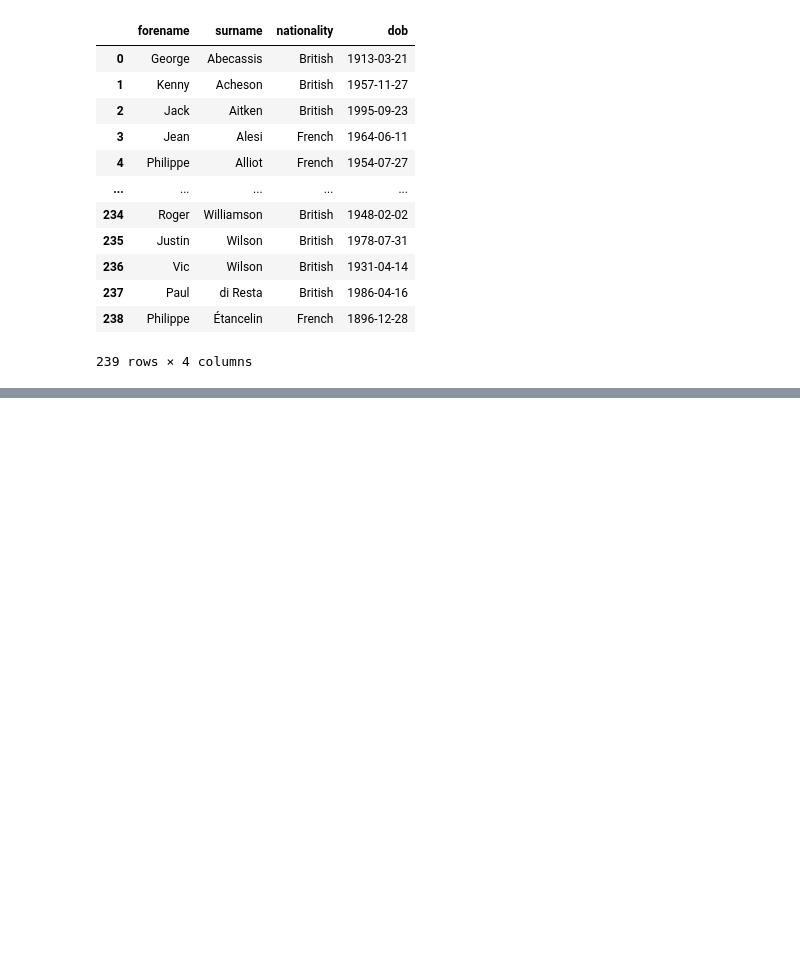
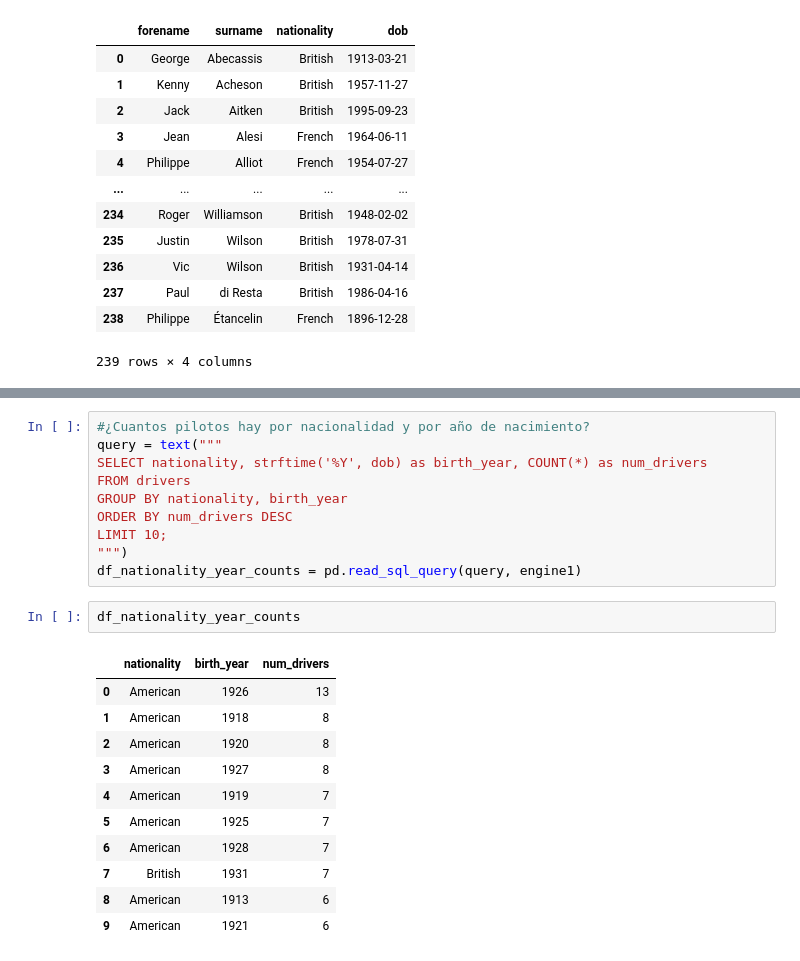
Before and after one commit to roreravi/kevin, a Jupyter notebook: sql-python/f1_sql.ipynb, the cells around one changed output, grey strips where cells are left out. Drawn from its saved outputs; the diff is of its cells as text; blank space fills up the shorter version.

```diff
--- a/sql-python/f1_sql.ipynb
+++ b/sql-python/f1_sql.ipynb
@@ -161,0 +225,24 @@ df2
+# %%
+#¿Cuantos pilotos hay por nacionalidad y por año de nacimiento?
+query = text("""
+SELECT nationality, strftime('%Y', dob) as birth_year, COUNT(*) as num_drivers
+FROM drivers
+GROUP BY nationality, birth_year
+ORDER BY num_drivers DESC
+LIMIT 10;
+""")
+df_nationality_year_counts = pd.read_sql_query(query, engine1)
+# %%
+df_nationality_year_counts
+# %% [output]
+|  | nationality | birth_year | num_drivers |
+| 0 | American | 1926 | 13 |
+| 1 | American | 1918 | 8 |
+| 2 | American | 1920 | 8 |
+| 3 | American | 1927 | 8 |
+| 4 | American | 1919 | 7 |
+| 5 | American | 1925 | 7 |
+| 6 | American | 1928 | 7 |
+| 7 | British | 1931 | 7 |
+| 8 | American | 1913 | 6 |
+| 9 | American | 1921 | 6 |
```
Also changed, not shown: parts of 7 cells of this notebook.
